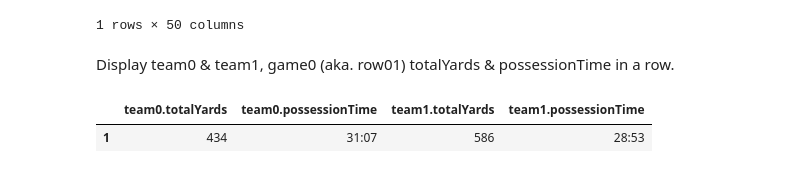
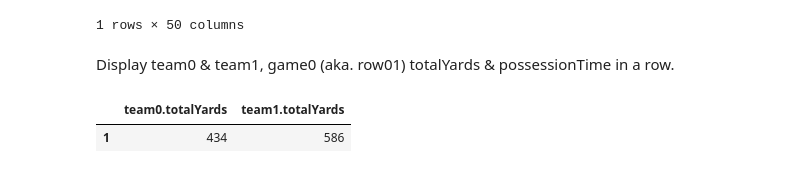
Before and after one commit to r-craig73/cfb_data_wrangling, a Jupyter notebook: cfb_stats_jsons_to_dataframe.ipynb, the cells around one changed output. Drawn from its saved outputs; the diff is of its cells as text; code cells hidden in the pictures.

```diff
--- a/cfb_stats_jsons_to_dataframe.ipynb
+++ b/cfb_stats_jsons_to_dataframe.ipynb
@@ -142,8 +144,8 @@ teams_stats
 # %% [markdown]
 Display team0 & team1, game0 (aka. row01) totalYards & possessionTime in a row.
 # %%
-sample = teams_stats[["team0.totalYards", "team0.possessionTime", "team1.totalYards", "team1.possessionTime"]]
+sample = teams_stats[["team0.totalYards", "team1.totalYards"]]
 sample
 # %% [output]
-|  | team0.totalYards | team0.possessionTime | team1.totalYards | team1.possessionTime |
-| 1 | 434 | 31:07 | 586 | 28:53 |
+|  | team0.totalYards | team1.totalYards |
+| 1 | 434 | 586 |
```
Also changed, not shown: parts of 3 cells of this notebook.
